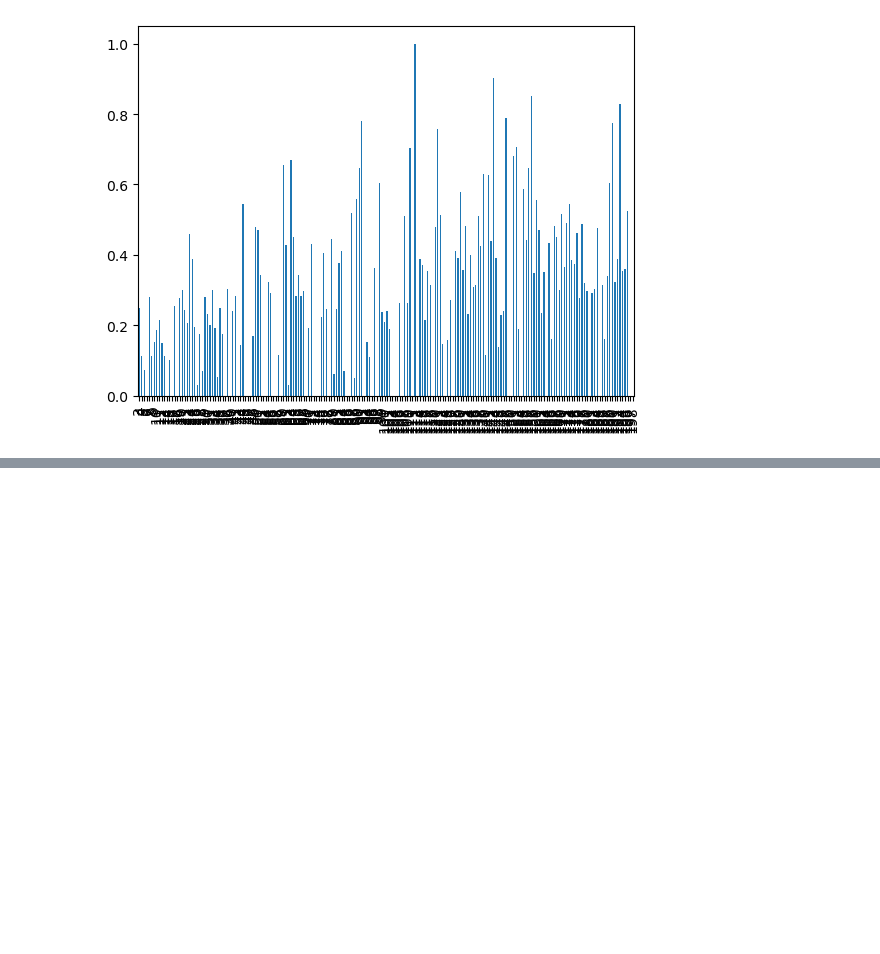
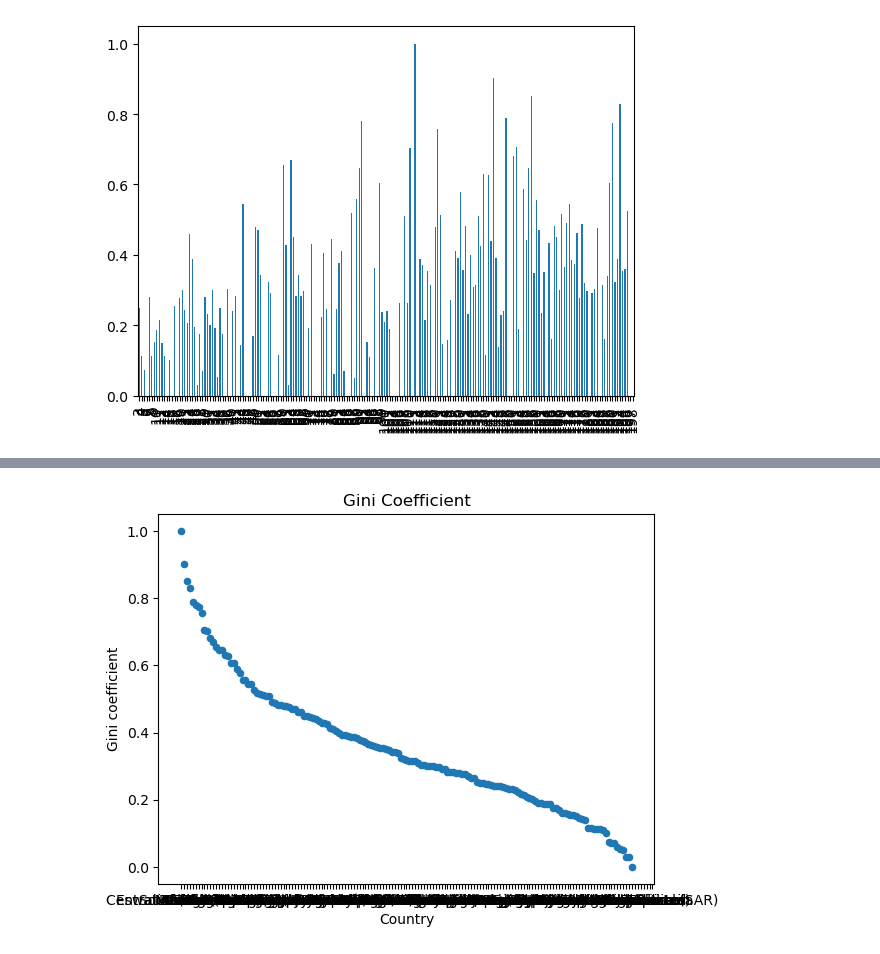
Before and after one commit to nss-data-science-cohort-7/un-exploration-michaeltatarjr, a Jupyter notebook: notebook/Free Data Exploration - Inequality.ipynb, the cells around one changed output, grey strips where cells are left out. Drawn from its saved outputs; the diff is of its cells as text; code cells hidden in the pictures; blank space fills up the shorter version.

```diff
--- a/notebook/Free Data Exploration - Inequality.ipynb
+++ b/notebook/Free Data Exploration - Inequality.ipynb
@@ -306,0 +354,3 @@ inequality_clean['Human Development Index (HDI)'].corr(df_min_max_scaled['Gini c
+# %%
+HDI_sorted = df_min_max_scaled.sort_values('Gini coefficient', ascending=False)
+HDI_sorted
@@ -306,0 +371,9 @@ inequality_clean['Human Development Index (HDI)'].corr(df_min_max_scaled['Gini c
+# %%
+
+# Scatter plot
+HDI_sorted.plot(x='Country', y='Gini coefficient', kind='scatter',title='Gini Coefficient' )
+
+# Show the plot
+plt.show()
+# %% [output]
+[figure, added]
```
Also changed, not shown: parts of 23 cells of this notebook.
